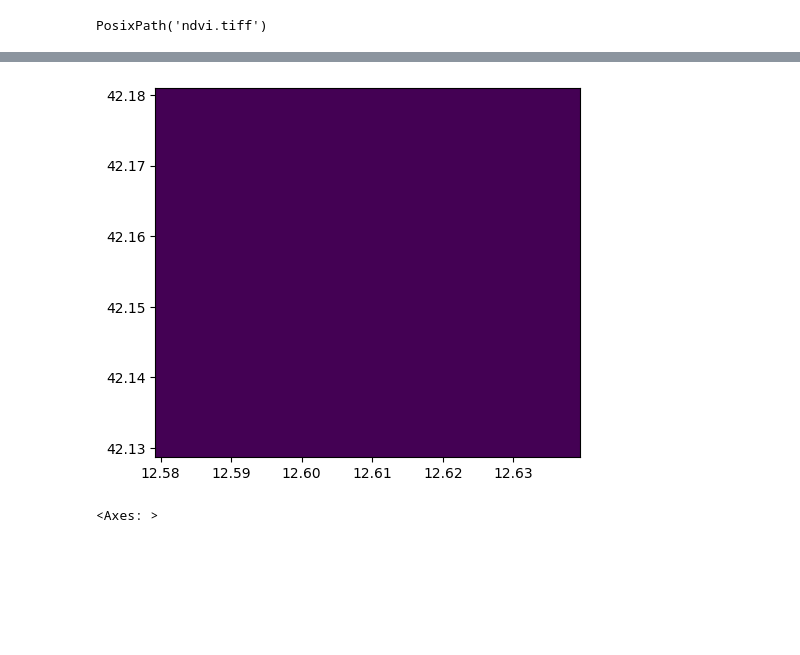
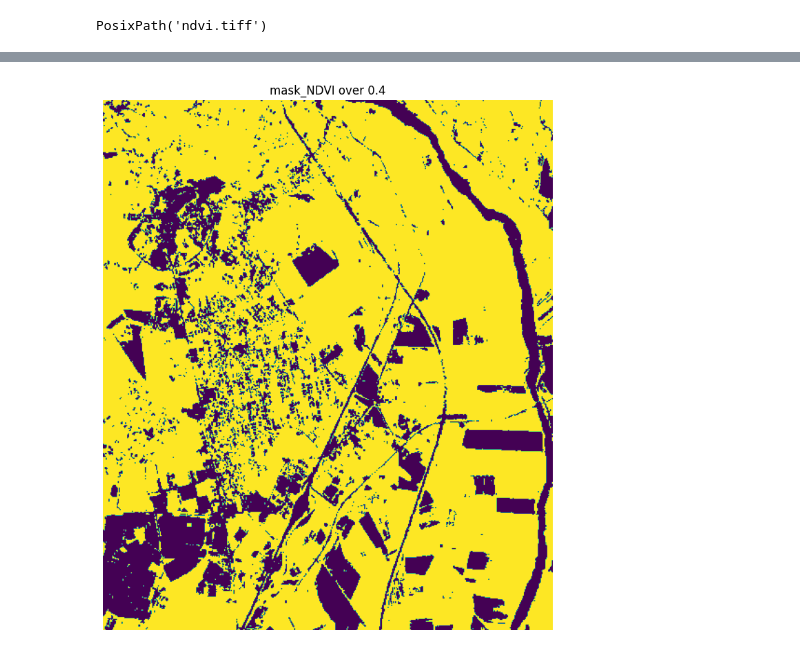
Before and after one commit to SimBoex/RemoteSensing, a Jupyter notebook: Measuring_NDVI.ipynb, the cells around one changed output, grey strips where cells are left out. Saved outputs shown, nothing was run; the diff lists cells and outputs as text; code cells hidden in the pictures; blank space fills up the shorter version.

```diff
--- a/Measuring_NDVI.ipynb
+++ b/Measuring_NDVI.ipynb
@@ -217,6 +145,10 @@ with rio.open(farmpath, "w", **out_meta) as dest:
-# %%
-img = rasterio.open("./ndvi_reprojected.tiff")
-show(img)
-# %% [output]
-[figure, removed]
-<Axes: >
+# %%
+# Apply the mask: NDVI > 0.4 to find healthy vegetation
+mask_NDVI = NDVI > 0.4
+plt.figure(figsize=(10, 10))
+plt.title(f'mask_NDVI over 0.4')
+plt.imshow(mask_NDVI)
+plt.axis('off')
+plt.show()
+# %% [output]
+[figure, added]
```
Also changed, not shown: parts of 19 cells of this notebook, 5 other files.
